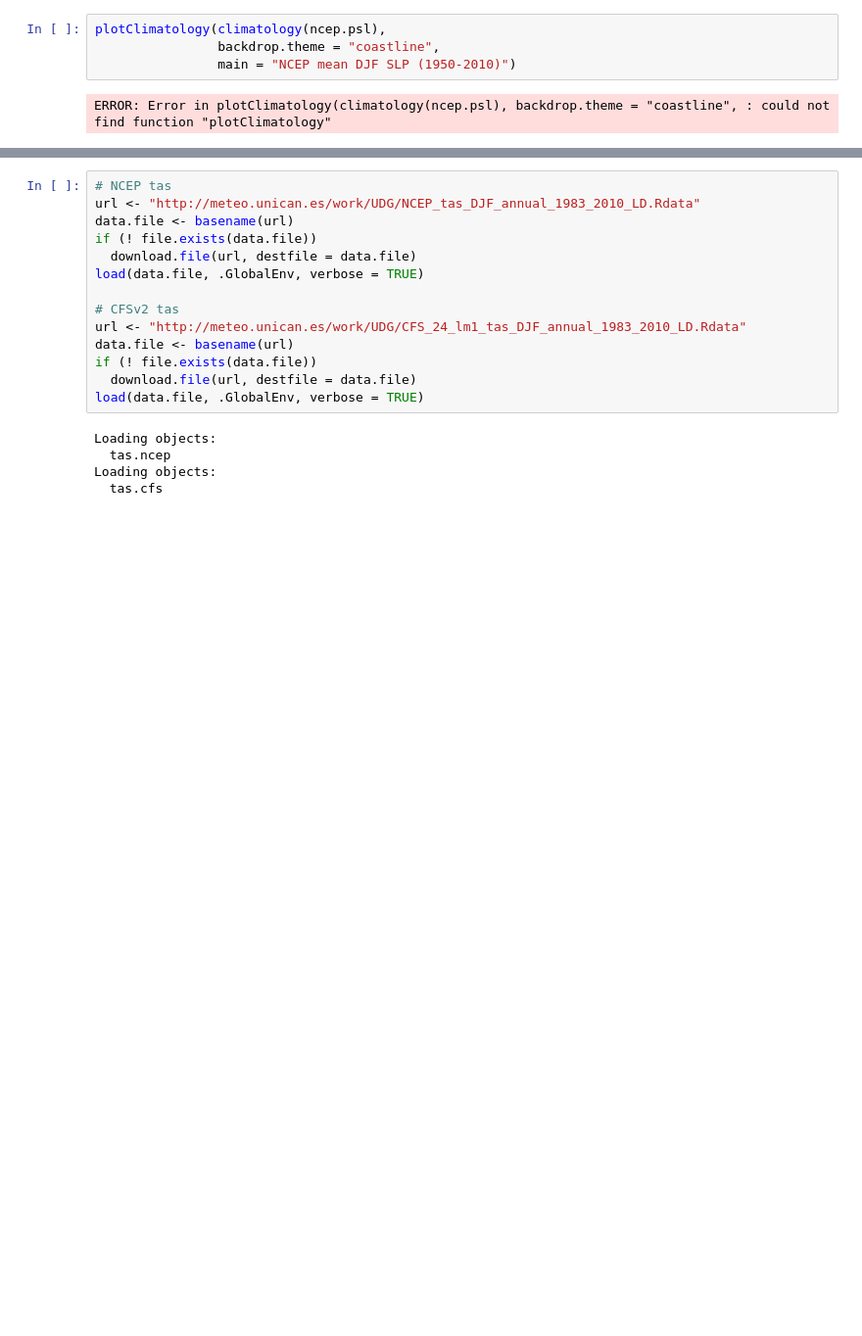
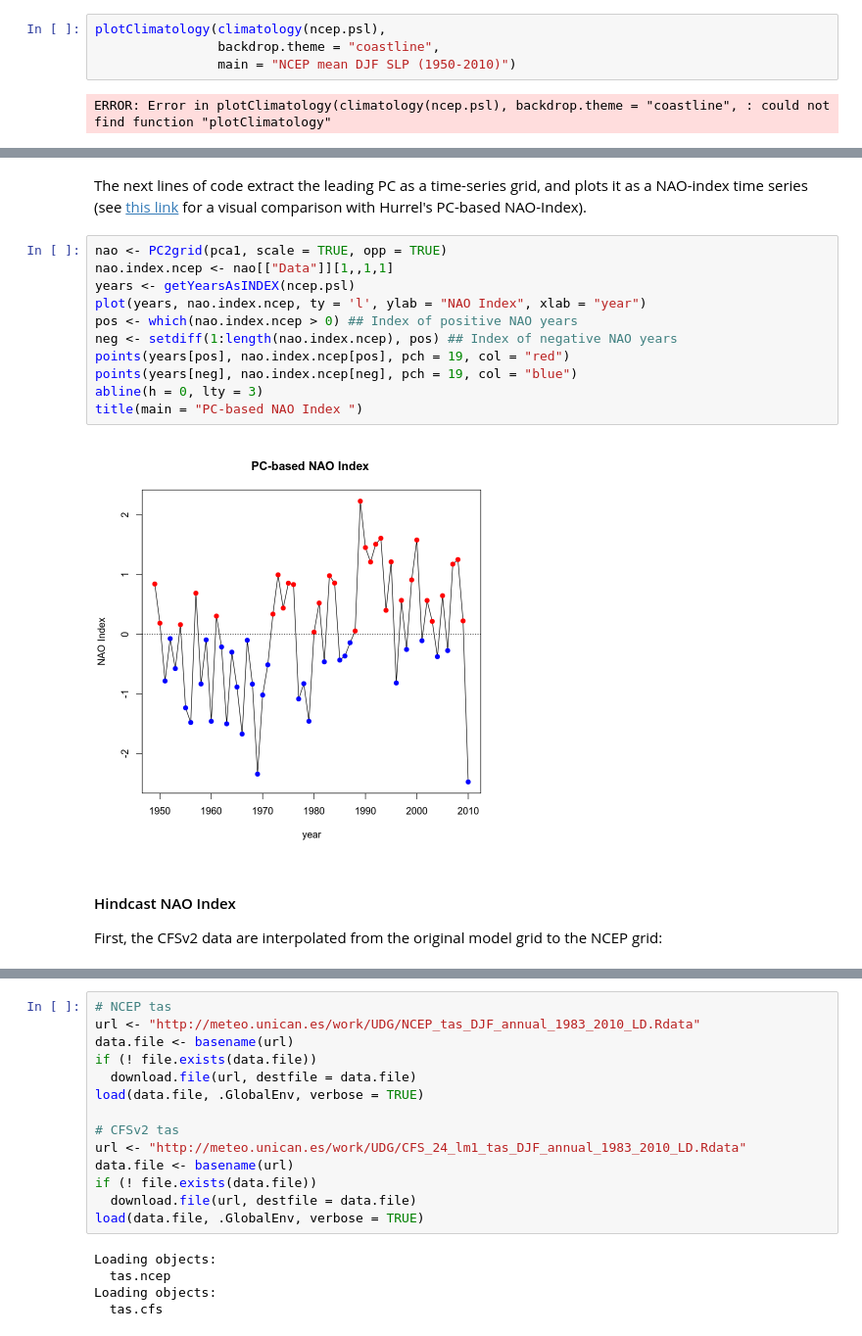
Before and after one commit to SantanderMetGroup/training-climate4r, a Jupyter notebook: 05_Seasonal_forecasting/05_Seasonal_forecasting.ipynb, the cells around one changed output, grey strips where cells are left out. Shown: that part at 98% size. Drawn from its saved outputs; the diff is of its cells as text; blank space fills up the shorter version.

```diff
--- a/05_Seasonal_forecasting/05_Seasonal_forecasting.ipynb
+++ b/05_Seasonal_forecasting/05_Seasonal_forecasting.ipynb
@@ -355,0 +231,19 @@ mtext(paste0("Boostrapped Corr (", R, " replicates)"))
+# %% [markdown]
+The next lines of code extract the leading PC as a time-series grid, and plots it as a NAO-index time series (see [this link](https://climatedataguide.ucar.edu/sites/default/files/styles/node_lightbox_display/public/key_figures/climate_data_set/nao_pc_djf_2.gif?itok=rVOww1Wi) for a visual comparison with Hurrel's PC-based NAO-Index).
+# %%
+nao <- PC2grid(pca1, scale = TRUE, opp = TRUE)
+nao.index.ncep <- nao[["Data"]][1,,1,1]
+years <- getYearsAsINDEX(ncep.psl)
+plot(years, nao.index.ncep, ty = 'l', ylab = "NAO Index", xlab = "year")
+pos <- which(nao.index.ncep > 0) ## Index of positive NAO years
+neg <- setdiff(1:length(nao.index.ncep), pos) ## Index of negative NAO years
+points(years[pos], nao.index.ncep[pos], pch = 19, col = "red")
+points(years[neg], nao.index.ncep[neg], pch = 19, col = "blue")
+abline(h = 0, lty = 3)
+title(main = "PC-based NAO Index ")
+# %% [output]
+[figure, added]
+# %% [markdown]
+#### Hindcast NAO Index
+
+First, the CFSv2 data are interpolated from the original model grid to the NCEP grid:
```
Also changed, not shown: parts of 78 cells of this notebook.
